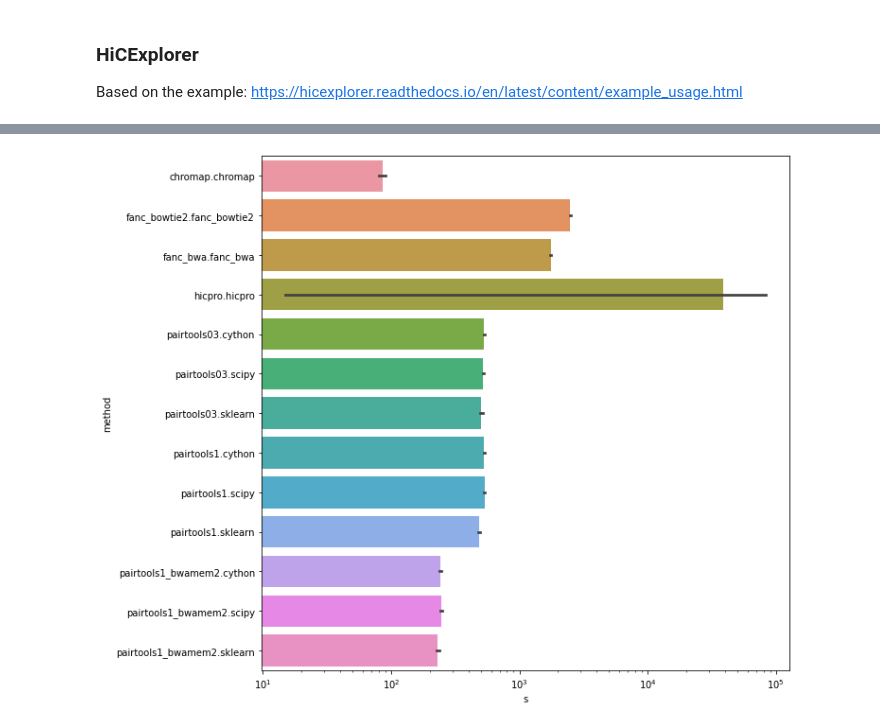
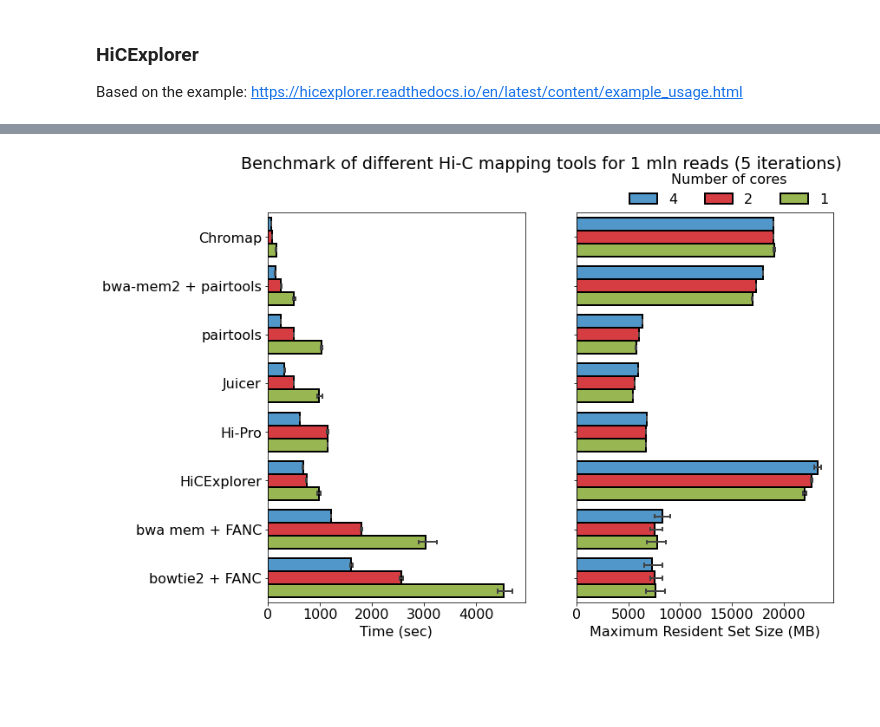
Before and after one commit to open2c/pairtools, a Jupyter notebook: examples/benchmark/benchmark.ipynb, the cells around one changed output, grey strips where cells are left out. Cells and saved outputs as stored; diff of their text form; code cells hidden in the pictures; blank space fills up the shorter version.

Commit message:
Benchmarks finalization

```diff
--- a/examples/benchmark/benchmark.ipynb
+++ b/examples/benchmark/benchmark.ipynb
@@ -287,16 +345,14 @@ files = glob.glob("benchmarks/*")
 def get_params(filename):
     split = filename.split('.')
     util= split[1]
-    regime = split[2]
-    memory = split[3]
-    ncores = int(split[4])
+    ncores = int(split[2])
 
-    return util, regime, memory, ncores
+    return util, ncores
 
 timings = []
 for f in files:
     t = pd.read_table(f)
-    t[['util', 'regime', 'memory', 'ncores']] = get_params(f)
+    t[['util', 'ncores']] = get_params(f)
     timings.append(t)
 timings = pd.concat(timings)
 # %%
@@ -311,9 +367,56 @@ timings.head()
 # %%
-df = timings.sort_values(['ncores', 'util', 'regime', 'memory'])
-df.loc[:, "method"] = df.apply(lambda x: f'{x.util}.{x.regime}', axis=1)
+df = timings.sort_values(['ncores', 'util'])
+# %%
+labels = ['chromap', 'pairtools_bwamem2', 'pairtools', 'juicer', 'hicpro', 'hicexplorer', 'fanc_bwa', 'fanc_bowtie2']
+labels_mod = ['Chromap', 'bwa-mem2 + pairtools', 'pairtools', 'Juicer', 'Hi-Pro', 'HiCExplorer', 'bwa mem + FANC', 'bowtie2 + FANC']
 # %%
-plt.figure(figsize=[10,10])
-ax = sns.barplot(x="s", y="method", data=df.query('ncores==2'), orient='h')
-plt.xscale('log')
+fig, axes = plt.subplots(nrows=1, ncols=2, sharey=True)
+
+cmap = ['#3E9ADE', '#EF242B', '#9FC741']
+
+style_dict = dict(
+        orient='h',
+        palette=cmap,
+        edgecolor="k",
+        linewidth=2.0,
+        errwidth=2.0,
+        capsize=0.07)
+
+ax = axes[0]
+sns.barplot(x="s",
+        y="util",
+        data=df.sort_values('util'),
+        order=labels,
+        hue='ncores',
+        hue_order=[4,2,1],
+        ax=ax,
+        **style_dict
+)
+ax.set_ylabel('')
+ax.set_xlabel('Time (sec)')
+ax.set_yticklabels(labels_mod)
+ax.get_legend().remove()
+
+ax = axes[1]
+sns.barplot(x="max_rss",
+        y="util",
+        data=df.sort_values('util'),
+        order=labels,
+        hue='ncores',
+        hue_order=[4,2,1],
+        ax=ax,
+        **style_dict)
+
+ax.set_ylabel('')
+ax.set_xlabel('Maximum Resident Set Size (MB)')
+ax.set_yticklabels(labels_mod)
+
+fig.suptitle('Benchmark of different Hi-C mapping tools for 1 mln reads (5 iterations)', y=0.99)
+
+# (x, y, width, height)
+bb = (fig.subplotpars.left, fig.subplotpars.top+0.002, fig.subplotpars.right-fig.subplotpars.left, 0.2)
+ax.legend(bbox_to_anchor=bb, title="Number of cores", loc="lower right", ncol=3, borderaxespad=0., bbox_transform=fig.transFigure, frameon=False)
+
+plt.savefig("benchmarking_1mln.pdf")
 # %% [output]
-[figure, old version]
+[figure, new version]
```
Also changed, not shown: parts of 35 cells of this notebook, 2 other files.
